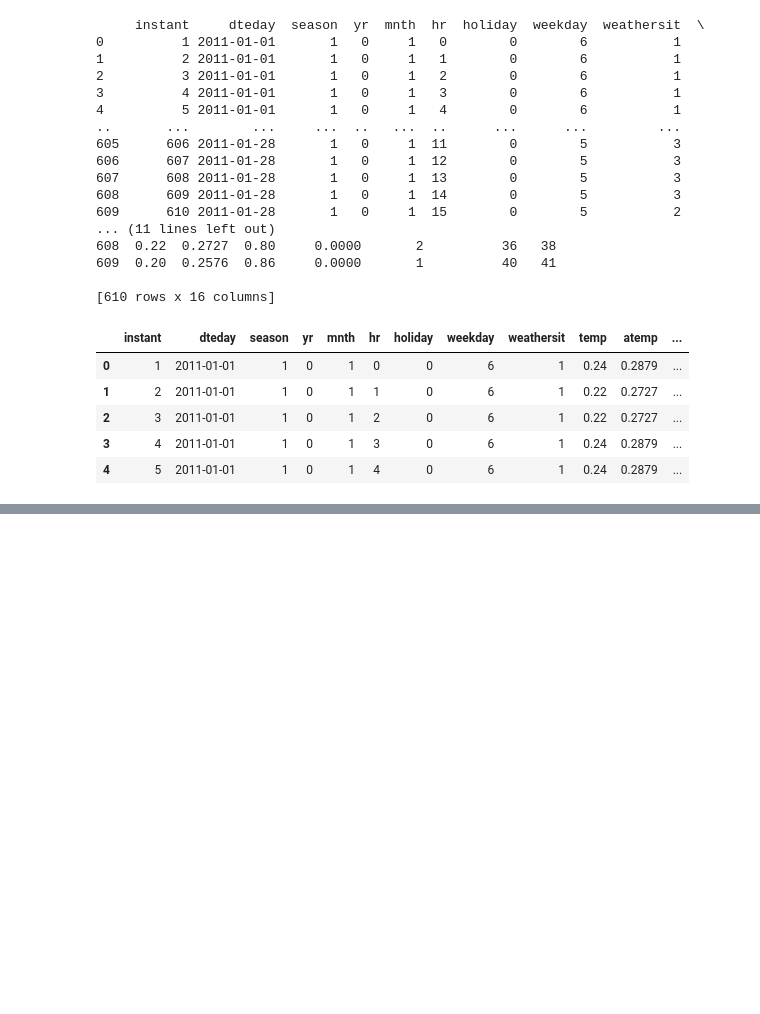
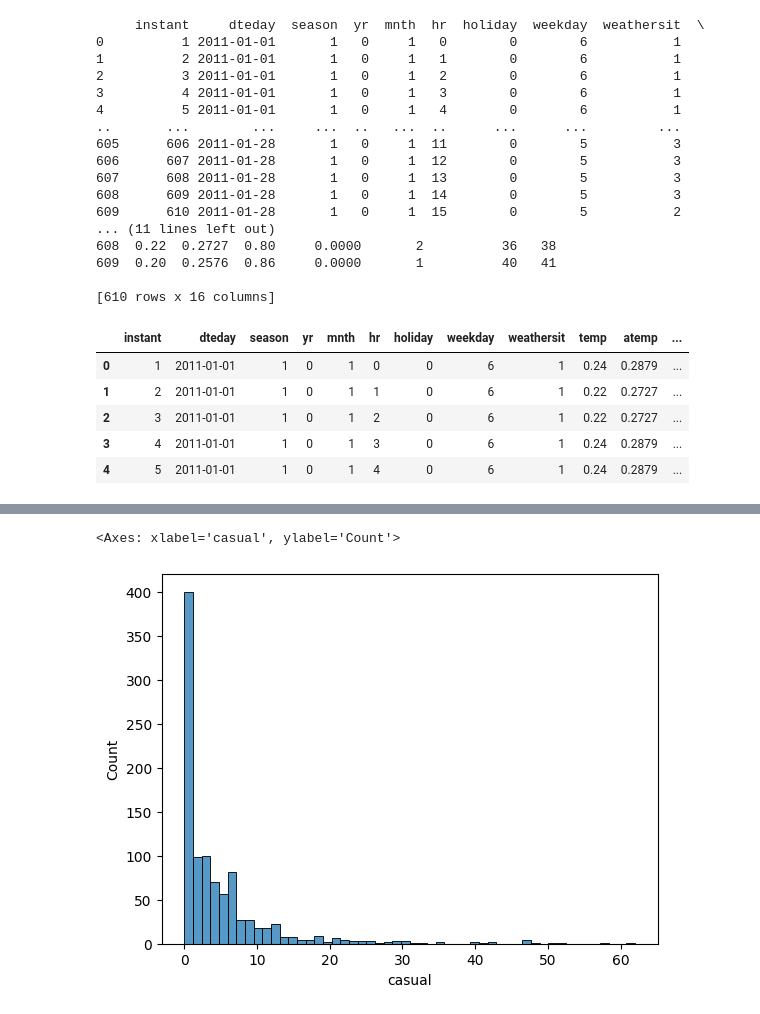
Before and after one commit to Savaliyaniks1/project_2, a Jupyter notebook: Project_2.ipynb, the cells around one changed output, grey strips where cells are left out. Cells and saved outputs as stored; diff of their text form; code cells hidden in the pictures; blank space fills up the shorter version.

```diff
--- a/Project_2.ipynb
+++ b/Project_2.ipynb
@@ -393,7 +393,3 @@ Data columns (total 16 columns):
  15  cnt         390 non-null    int64
 dtypes: float64(4), int64(11), object(1)
 memory usage: 48.9+ KB
-# %%
-# convert type of the data using datetime function
-
-dataset_3['dteday'] = dataset_3['dteday'].apply(lambda x: datetime.datetime.strptime(x,'%d-%m-%Y'))
@@ -494,0 +449,2 @@ combine_data.describe().T
+# %%
+concat_data = pd.concat([combine_data,dataset_3],ignore_index = True)
@@ -494,0 +492,5 @@ combine_data.describe().T
+# %%
+sns.histplot(concat_data['casual'])
+# %% [output]
+<Axes: xlabel='casual', ylabel='Count'>
+[figure, added]
```
Also changed, not shown: parts of 13 cells of this notebook.
